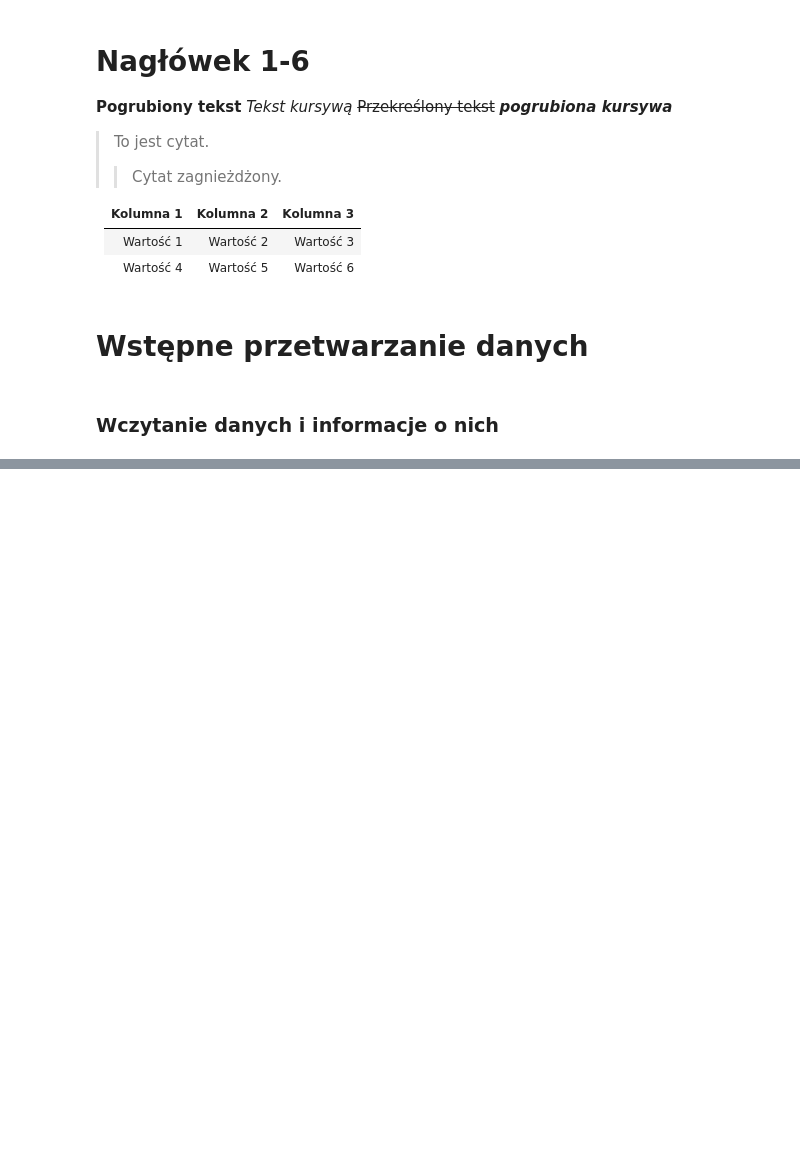
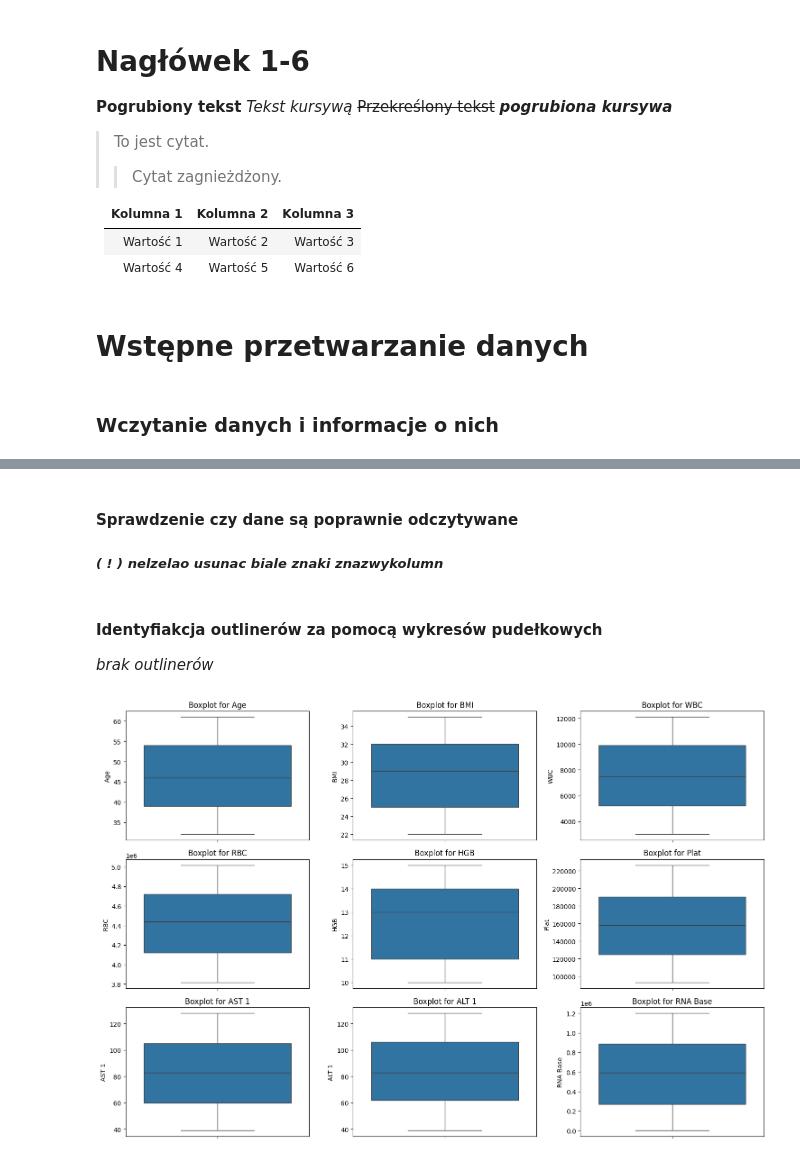
Before and after one commit to Meikelele/thesis, a Jupyter notebook: main.ipynb, the cells around one changed output, grey strips where cells are left out. Cells and saved outputs as stored; diff of their text form; code cells hidden in the pictures; blank space fills up the shorter version.

Commit message:
remove duplicate, checking for null value, removing outliners

```diff
--- a/main.ipynb
+++ b/main.ipynb
@@ -51,0 +56,5 @@ dtype: int64
+# %%
+num_duplicates = data.duplicated().sum()
+data = data.drop_duplicates()
+print(f'Liczba usuniętych duplikatów: {num_duplicates}')
+print(f'Po usunięciu duplikatów: {data.shape}')
@@ -51,0 +89,5 @@ dtype: int64
+# %% [markdown]
+#### Sprawdzenie czy dane są poprawnie odczytywane
+##### *( ! ) nelzelao usunac biale znaki znazwykolumn*
+# %%
+continuous_features = ['Age', 'BMI', 'WBC', 'RBC', 'HGB', 'Plat', 'AST 1', 'ALT 1', 'RNA Base']
@@ -51,0 +101,13 @@ dtype: int64
+# %% [markdown]
+#### Identyfiakcja outlinerów za pomocą wykresów pudełkowych
+*brak outlinerów*
+# %%
+plt.figure(figsize=(15, 10))
+for i, feature in enumerate(continuous_features, 1):
+    plt.subplot(3, 3, i)
+    sns.boxplot(data[feature])
+    plt.title(f'Boxplot for {feature}')
+plt.tight_layout()
+plt.show()
+# %% [output]
+[figure, added]
```
Also changed, not shown: parts of 18 cells of this notebook, 2 other files.
